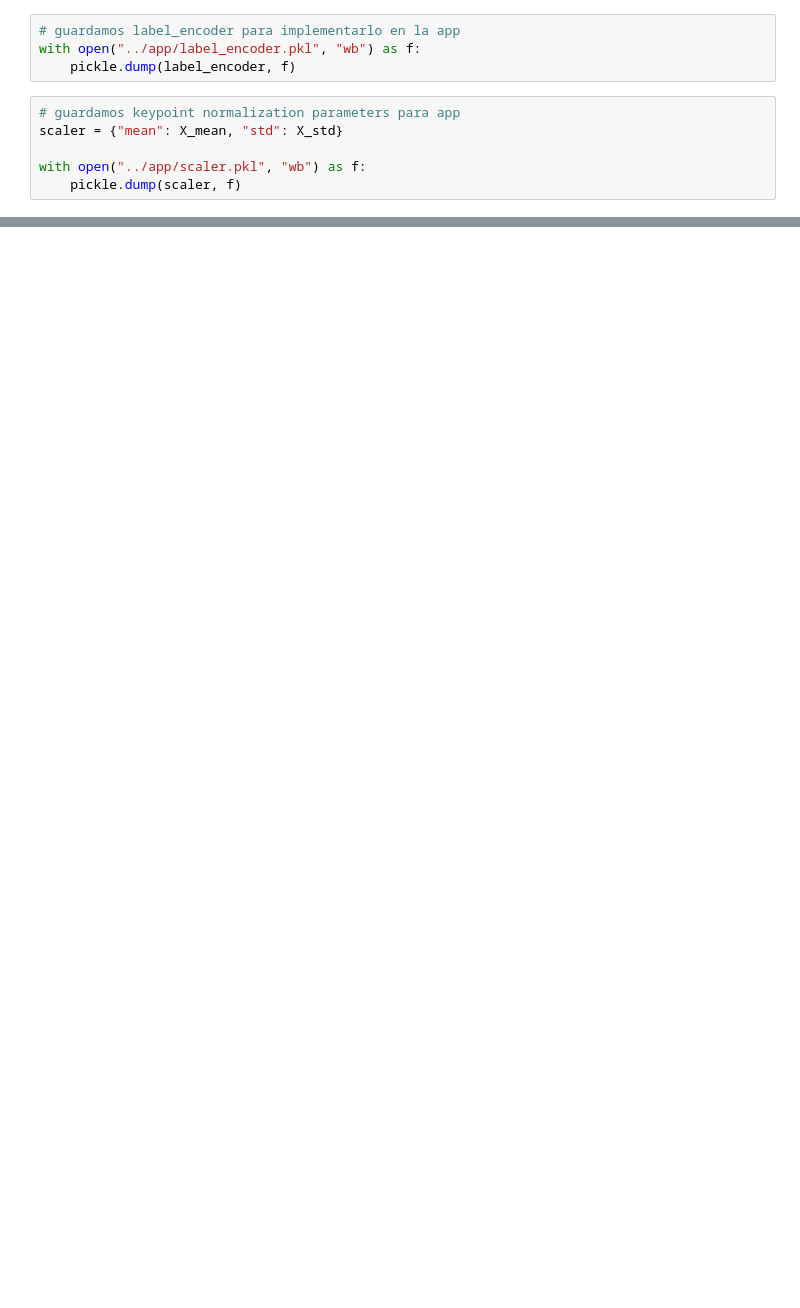
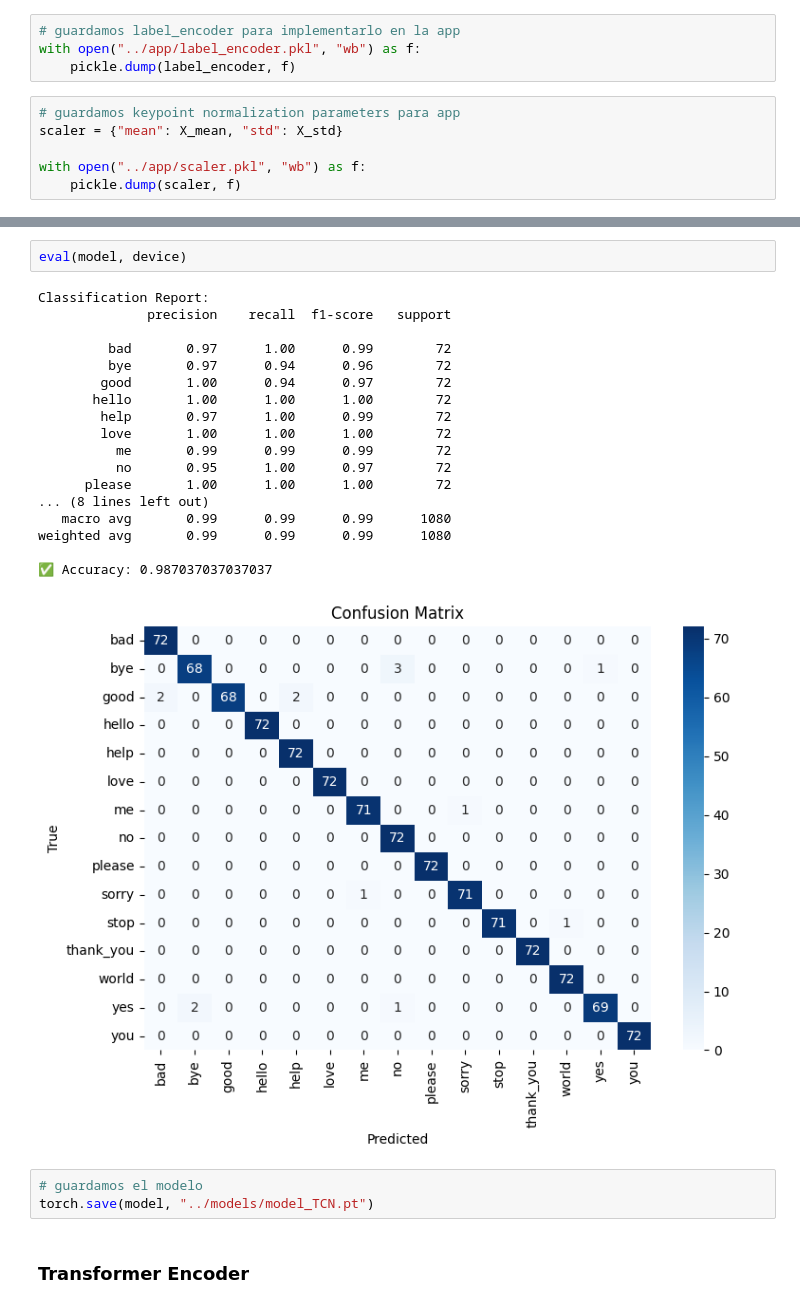
Before and after one commit to Beellee/asl-gesture-recognition, a Jupyter notebook: code/train_model.ipynb, the cells around one changed output, grey strips where cells are left out. Saved outputs shown, nothing was run; the diff lists cells and outputs as text; blank space fills up the shorter version.

```diff
--- a/code/train_model.ipynb
+++ b/code/train_model.ipynb
@@ -403,0 +1044,26 @@ weighted avg       0.99      0.99      0.99        84
+# %%
+eval(model, device)
+# %% [output]
+Classification Report:
+              precision    recall  f1-score   support
+
+         bad       0.97      1.00      0.99        72
+         bye       0.97      0.94      0.96        72
+        good       1.00      0.94      0.97        72
+       hello       1.00      1.00      1.00        72
+        help       0.97      1.00      0.99        72
+        love       1.00      1.00      1.00        72
+          me       0.99      0.99      0.99        72
+          no       0.95      1.00      0.97        72
+      please       1.00      1.00      1.00        72
+... (8 lines left out)
+   macro avg       0.99      0.99      0.99      1080
+weighted avg       0.99      0.99      0.99      1080
+
+✅ Accuracy: 0.987037037037037
+[figure, added]
+# %%
+# guardamos el modelo
+torch.save(model, "../models/model_TCN.pt")
+# %% [markdown]
+### Transformer Encoder
```
Also changed, not shown: parts of 60 cells of this notebook, 36 other files.
